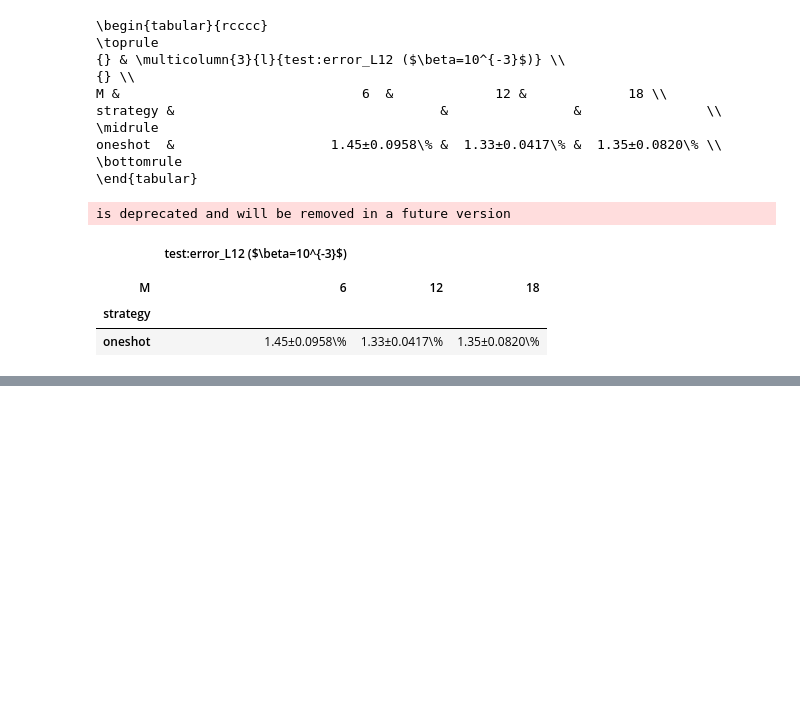
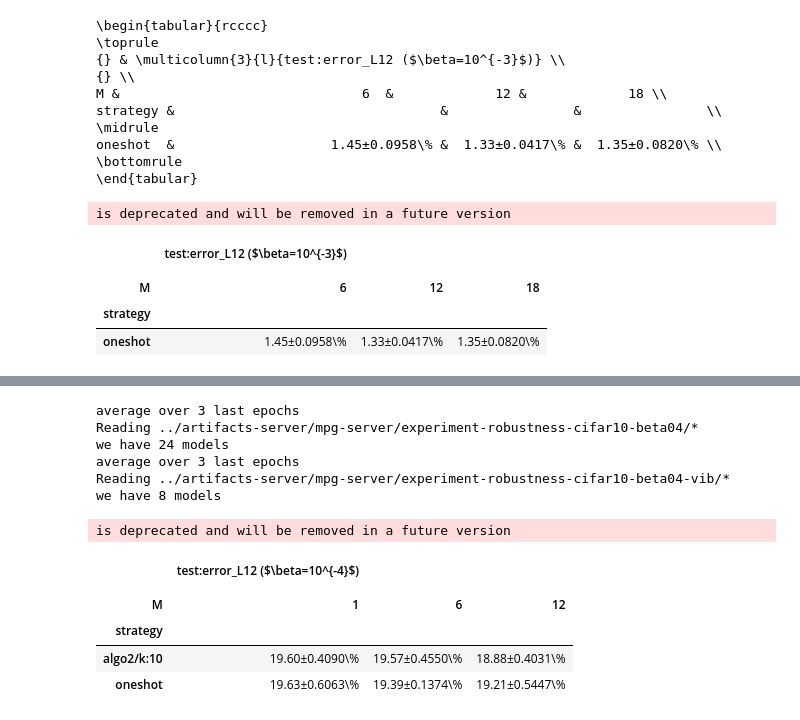
Before and after one commit to p16i/vdb, a Jupyter notebook: notebooks/plot-metric-tables.ipynb, the cells around one changed output, grey strips where cells are left out. Drawn from its saved outputs; the diff is of its cells as text; code cells hidden in the pictures; blank space fills up the shorter version.

```diff
--- a/notebooks/plot-metric-tables.ipynb
+++ b/notebooks/plot-metric-tables.ipynb
@@ -709,0 +788,30 @@ is deprecated and will be removed in a future version
+# %%
+df_data_resnet_beta_04 = read_stats_from(
+    ["../artifacts-server/mpg-server/experiment-robustness-cifar10-beta04/*"],
+    metric=metric,
+    n=3
+)
+
+df_data_resnet_beta_04_vib = read_stats_from(
+    ["../artifacts-server/mpg-server/experiment-robustness-cifar10-beta04-vib/*"],
+    metric=metric,
+    n=3
+)
+# df_data_resnet_beta_04.groupby("_key")["M"].count()
+# %% [output]
+average over 3 last epochs
+Reading ../artifacts-server/mpg-server/experiment-robustness-cifar10-beta04/*
+we have 24 models
+average over 3 last epochs
+Reading ../artifacts-server/mpg-server/experiment-robustness-cifar10-beta04-vib/*
+we have 8 models
+# %%
+print_table(df_data_resnet_beta_04, 0.0001, "test:error_L12", should_print=False)
+# %% [output]
+is deprecated and will be removed in a future version
+|  | test:error_L12 ($\beta=10^{-4}$) |  |  |
+|  |  |  |  |
+| M | 1 | 6 | 12 |
+| strategy |  |  |  |
+| algo2/k:10 | 19.60±0.4090\% | 19.57±0.4550\% | 18.88±0.4031\% |
+| oneshot | 19.63±0.6063\% | 19.39±0.1374\% | 19.21±0.5447\% |
```
Also changed, not shown: parts of 9 cells of this notebook.
